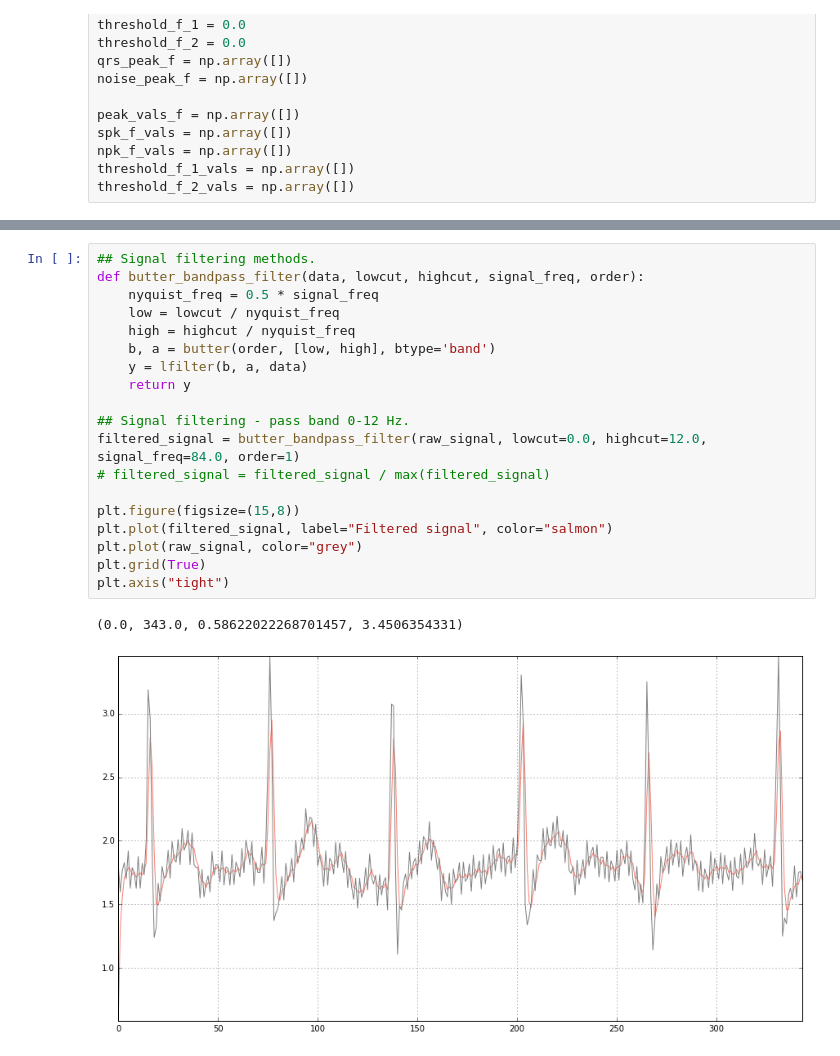
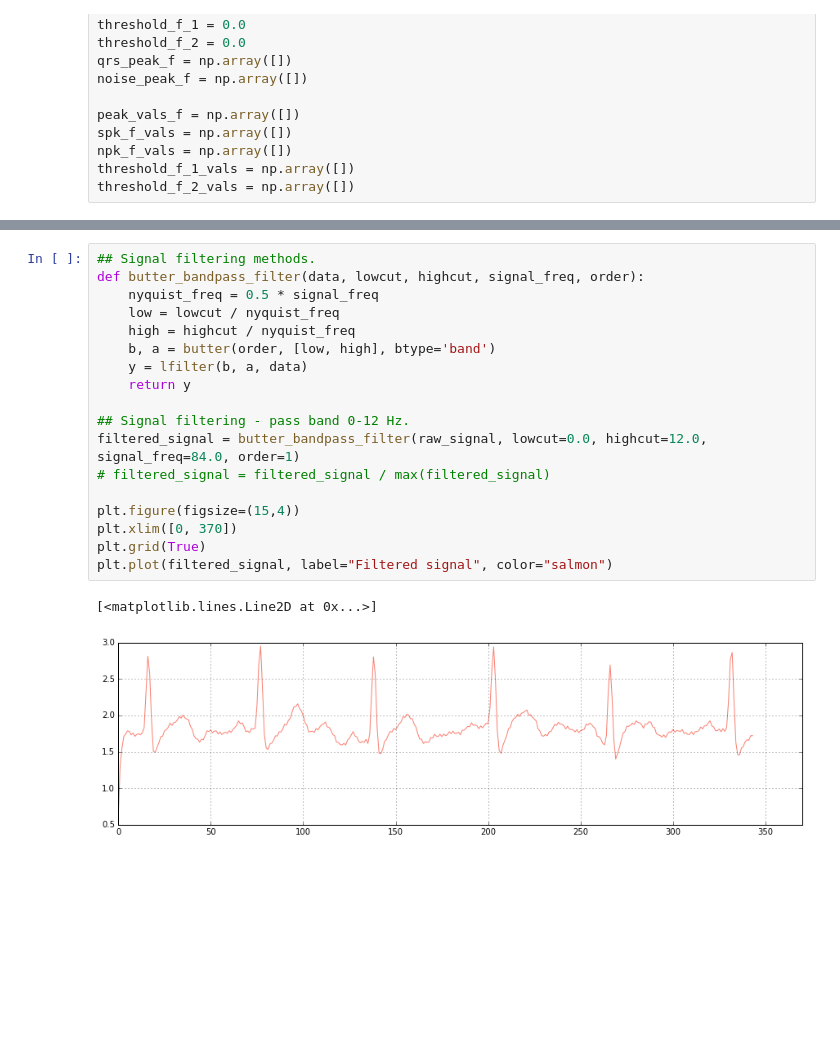
Before and after one commit to c-labpl/qrs_detector, a Jupyter notebook: QRSDetectorOffline.ipynb, the cells around one changed output, grey strips where cells are left out. Saved outputs shown, nothing was run; the diff lists cells and outputs as text; blank space fills up the shorter version.

```diff
--- a/QRSDetectorOffline.ipynb
+++ b/QRSDetectorOffline.ipynb
@@ -80,23 +83,22 @@ plt.axis("tight")
 # %%
 ## Signal filtering methods.
 def butter_bandpass_filter(data, lowcut, highcut, signal_freq, order):
     nyquist_freq = 0.5 * signal_freq
     low = lowcut / nyquist_freq
     high = highcut / nyquist_freq
     b, a = butter(order, [low, high], btype='band')
     y = lfilter(b, a, data)
     return y
 
 ## Signal filtering - pass band 0-12 Hz.
 filtered_signal = butter_bandpass_filter(raw_signal, lowcut=0.0, highcut=12.0, signal_freq=84.0, order=1)
 # filtered_signal = filtered_signal / max(filtered_signal)
 
-plt.figure(figsize=(15,8))
+plt.figure(figsize=(15,4))
+plt.xlim([0, 370])
+plt.grid(True)
 plt.plot(filtered_signal, label="Filtered signal", color="salmon")
-plt.plot(raw_signal, color="grey")
-plt.grid(True)
-plt.axis("tight")
 # %% [output]
-(0.0, 343.0, 0.58622022268701457, 3.4506354331)
+[<matplotlib.lines.Line2D at 0x...>]
-[figure, old version]
+[figure, new version]
 # %%
```
Also changed, not shown: parts of 9 cells of this notebook, 1 other file.
